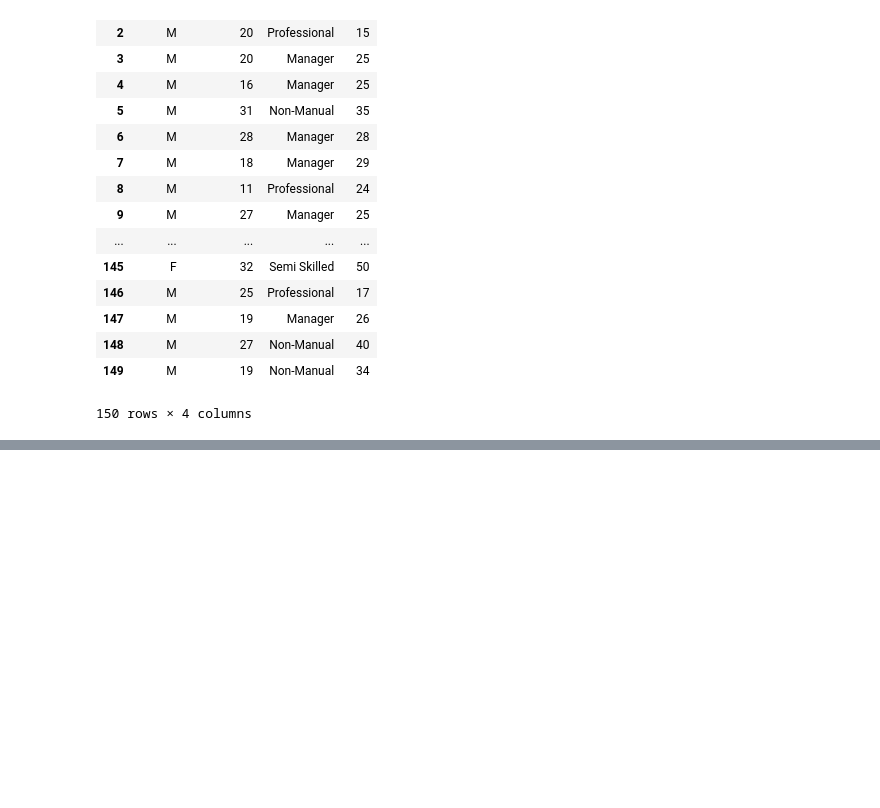
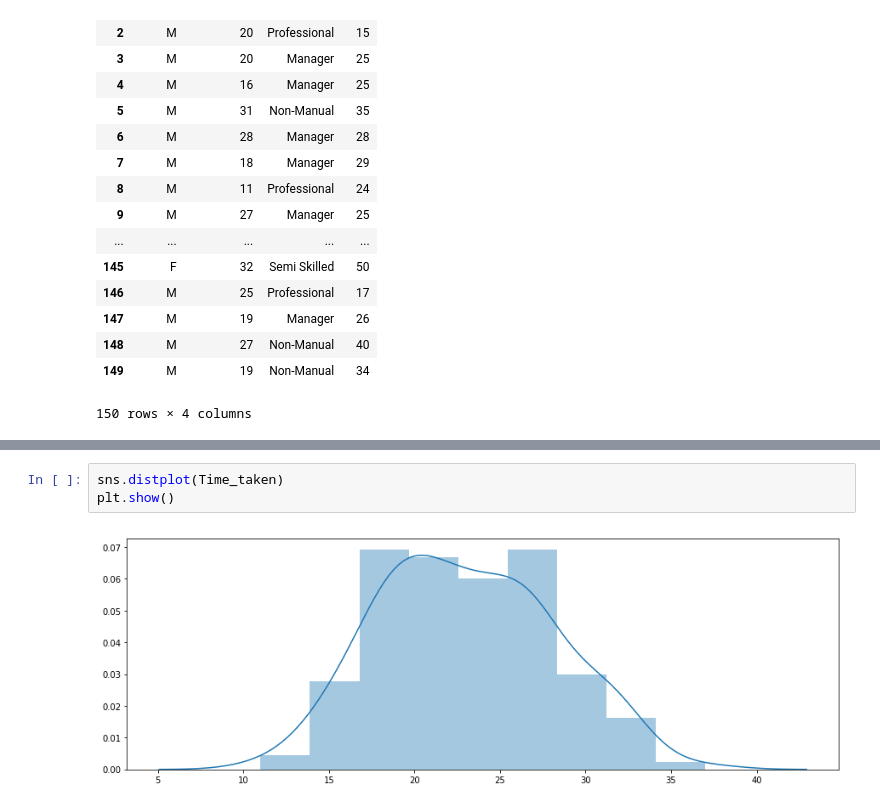
Before and after one commit to brensw/Programming-Project-2018, a Jupyter notebook: Commute data.ipynb, the cells around one changed output, grey strips where cells are left out. Drawn from its saved outputs; the diff is of its cells as text; blank space fills up the shorter version.

```diff
--- a/Commute data.ipynb
+++ b/Commute data.ipynb
@@ -58,0 +65,5 @@ commute
+# %%
+sns.distplot(Time_taken)
+plt.show()
+# %% [output]
+[figure, added]
```
Also changed, not shown: parts of 5 cells of this notebook.
